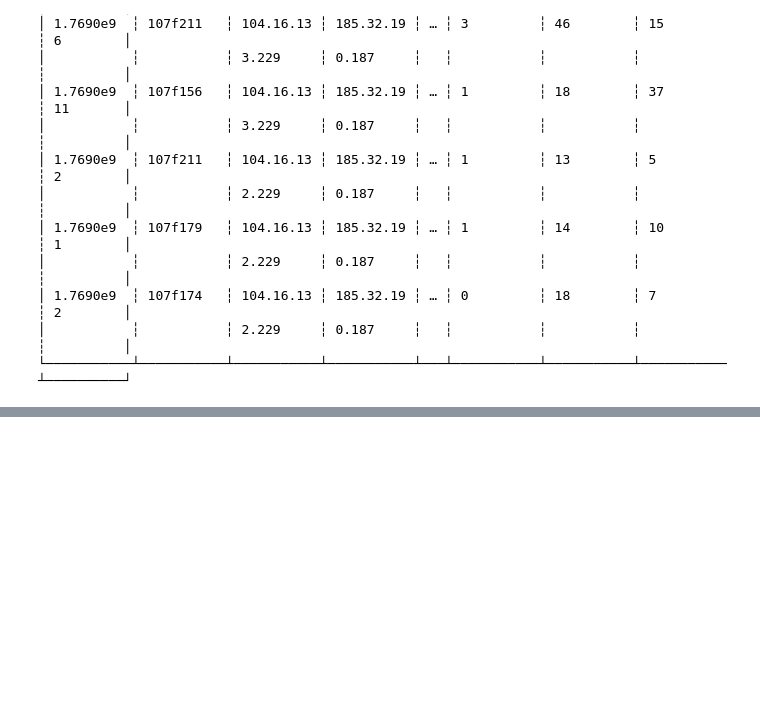
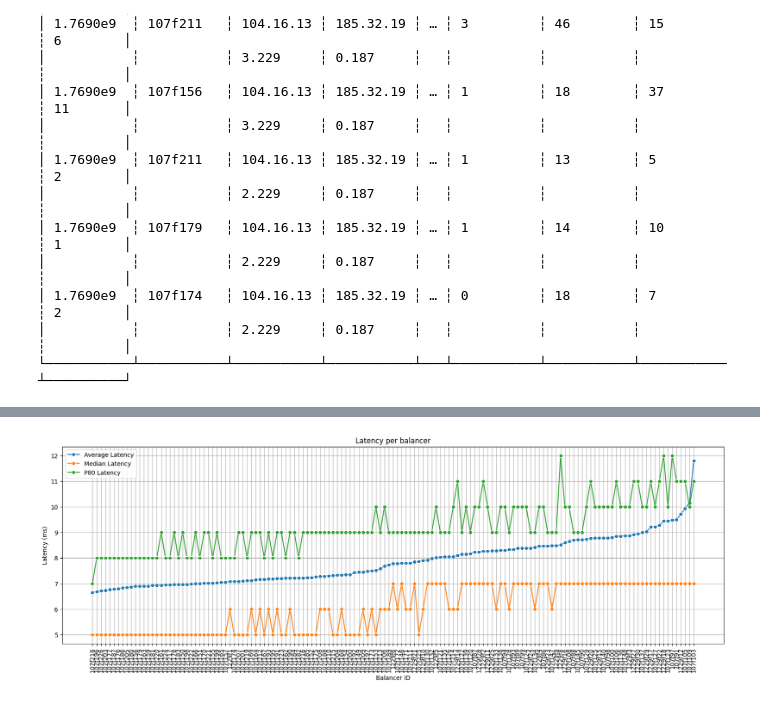
Before and after one commit to YoussefHenna/tud-im-cloudflare-lb-measurments, a Jupyter notebook: analysis/lisbon.ipynb, the cells around one changed output, grey strips where cells are left out. Cells and saved outputs as stored; diff of their text form; code cells hidden in the pictures; blank space fills up the shorter version.

```diff
--- a/analysis/lisbon.ipynb
+++ b/analysis/lisbon.ipynb
@@ -96,0 +97,24 @@ plt.show()
+# %%
+latency_stats_by_balancer = (
+    df.group_by("balancerId")
+    .agg([
+        pl.col("latencyFirstByte").mean().alias("avg_latency"),
+        pl.col("latencyFirstByte").median().alias("median_latency"),
+        pl.col("latencyFirstByte").quantile(0.80).alias("p80_latency")
+    ])
+    .sort("avg_latency")
+)
+
+plt.figure(figsize=(20, 6))
+sns.lineplot(data=latency_stats_by_balancer, x="balancerId", y="avg_latency", marker="o", label="Average Latency")
+sns.lineplot(data=latency_stats_by_balancer, x="balancerId", y="median_latency", marker="o", label="Median Latency")
+sns.lineplot(data=latency_stats_by_balancer, x="balancerId", y="p80_latency", marker="o", label="P80 Latency")
+plt.title("Latency per balancer")
+plt.xlabel("Balancer ID")
+plt.ylabel("Latency (ms)")
+plt.xticks(rotation=90)
+plt.grid(True)
+plt.legend()
+plt.show()
+# %% [output]
+[figure, added]
```
Also changed, not shown: parts of 5 cells of this notebook, 1 other file.
